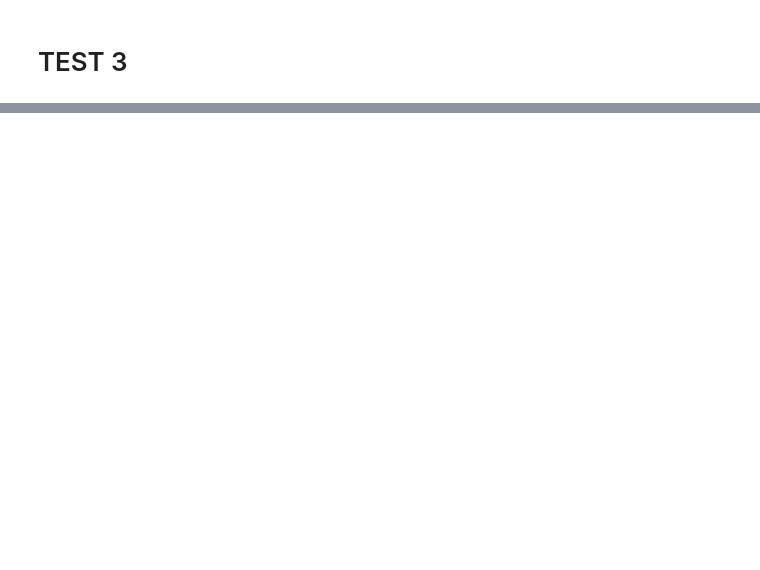
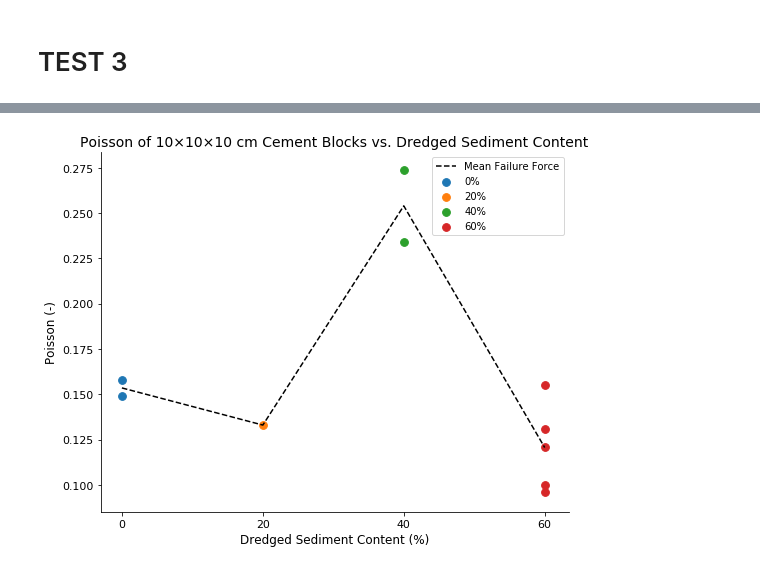
Before and after one commit to ThomasPennockTU/Thesis_Repository, a Jupyter notebook: workfolder/Material strength tests/material_strength_test.ipynb, the cells around one changed output, grey strips where cells are left out. Cells and saved outputs as stored; diff of their text form; code cells hidden in the pictures; blank space fills up the shorter version.

```diff
--- a/workfolder/Material strength tests/material_strength_test.ipynb
+++ b/workfolder/Material strength tests/material_strength_test.ipynb
@@ -505,0 +1703,48 @@ plt.show()
+# %%
+%matplotlib inline
+import matplotlib.pyplot as plt
+import pandas as pd
+
+# Force white background
+plt.rcParams['figure.facecolor'] = 'white'
+plt.rcParams['axes.facecolor'] = 'white'
+
+# Updated dataset with more spread
+data = {
+    0:  [0.158, 0.149],
+    20: [0.133],
+    40: [0.234, 0.274],
+    60: [0.121, 0.131, 0.155, 0.096, 0.100],
+}
+
+# Convert to DataFrame
+df = pd.DataFrame([(p, val) for p, vals in data.items() for val in vals],
+                  columns=['Dredged Sediment (%)', 'Failure Force (kN)'])
+
+# Plot
+fig, ax = plt.subplots(figsize=(8, 6))
+
+for p, group in data.items():
+    x_vals = [p] * len(group)
+    ax.scatter(x_vals, group, s=60, label=f'{p}%')
+
+# Mean trend line
+means = [sum(vals)/len(vals) for vals in data.values()]
+ax.plot(data.keys(), means, linestyle='--', color='black', marker='', label='Mean Failure Force')
+
+
+
+# Plot formatting
+ax.set_title('Poisson of 10×10×10 cm Cement Blocks vs. Dredged Sediment Content', fontsize=14)
+ax.set_xlabel('Dredged Sediment Content (%)', fontsize=12)
+ax.set_ylabel('Poisson (-)', fontsize=12)
+ax.set_xticks([0, 20, 40, 60])
+ax.tick_params(labelsize=11)
+ax.legend(fontsize=10)
+ax.spines['top'].set_visible(False)
+ax.spines['right'].set_visible(False)
+
+plt.tight_layout()
+plt.show()
+# %% [output]
+[figure, added]
```
Also changed, not shown: parts of 31 cells of this notebook, 3 other files.
